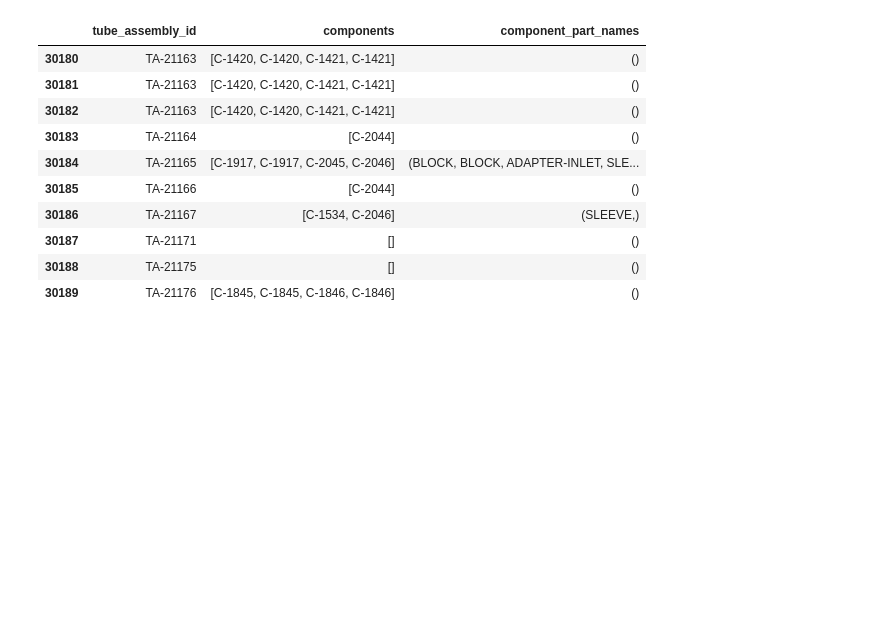
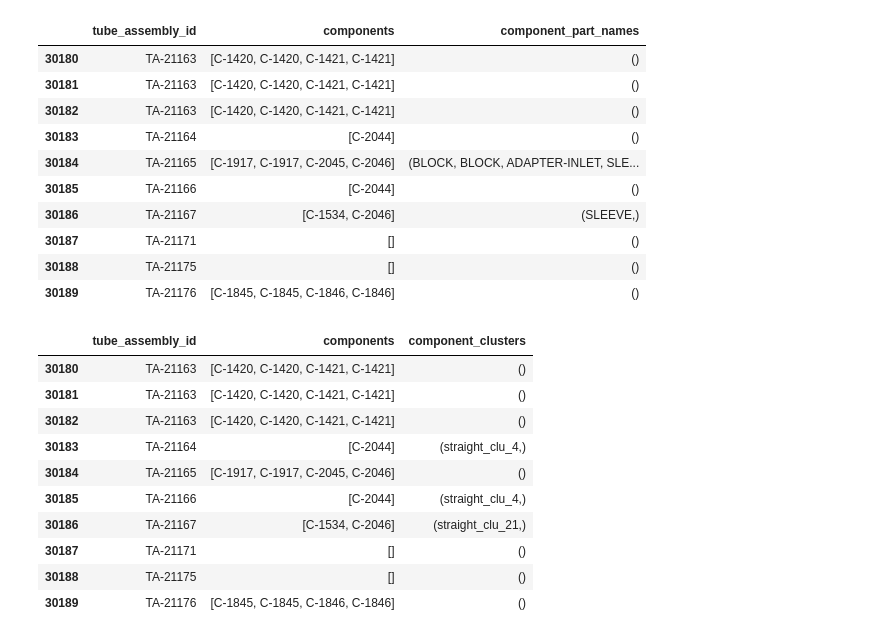
Before and after one commit to cberzan/kaggle-caterpillar, a Jupyter notebook: caterpillar-tube-pricing/check_featurizer.ipynb, the cells around one changed output. Cells and saved outputs as stored; diff of their text form; code cells hidden in the pictures; blank space fills up the shorter version.

Commit message:
look into clustering components in comp_straight

```diff
--- a/caterpillar-tube-pricing/check_featurizer.ipynb
+++ b/caterpillar-tube-pricing/check_featurizer.ipynb
@@ -284,3 +284,19 @@ df[30180:30190]
 | 30187 | TA-21171 | [] | () |
 | 30188 | TA-21175 | [] | () |
 | 30189 | TA-21176 | [C-1845, C-1845, C-1846, C-1846] | () |
+# %%
+# Check component_clusters feature.
+df = aug_train_set[['tube_assembly_id', 'components', 'component_clusters']]
+df[30180:30190]
+# %% [output]
+|  | tube_assembly_id | components | component_clusters |
+| 30180 | TA-21163 | [C-1420, C-1420, C-1421, C-1421] | () |
+| 30181 | TA-21163 | [C-1420, C-1420, C-1421, C-1421] | () |
+| 30182 | TA-21163 | [C-1420, C-1420, C-1421, C-1421] | () |
+| 30183 | TA-21164 | [C-2044] | (straight_clu_4,) |
+| 30184 | TA-21165 | [C-1917, C-1917, C-2045, C-2046] | () |
+| 30185 | TA-21166 | [C-2044] | (straight_clu_4,) |
+| 30186 | TA-21167 | [C-1534, C-2046] | (straight_clu_21,) |
+| 30187 | TA-21171 | [] | () |
+| 30188 | TA-21175 | [] | () |
+| 30189 | TA-21176 | [C-1845, C-1845, C-1846, C-1846] | () |
```
Also changed, not shown: parts of 1 cell of this notebook, 4 other files.
